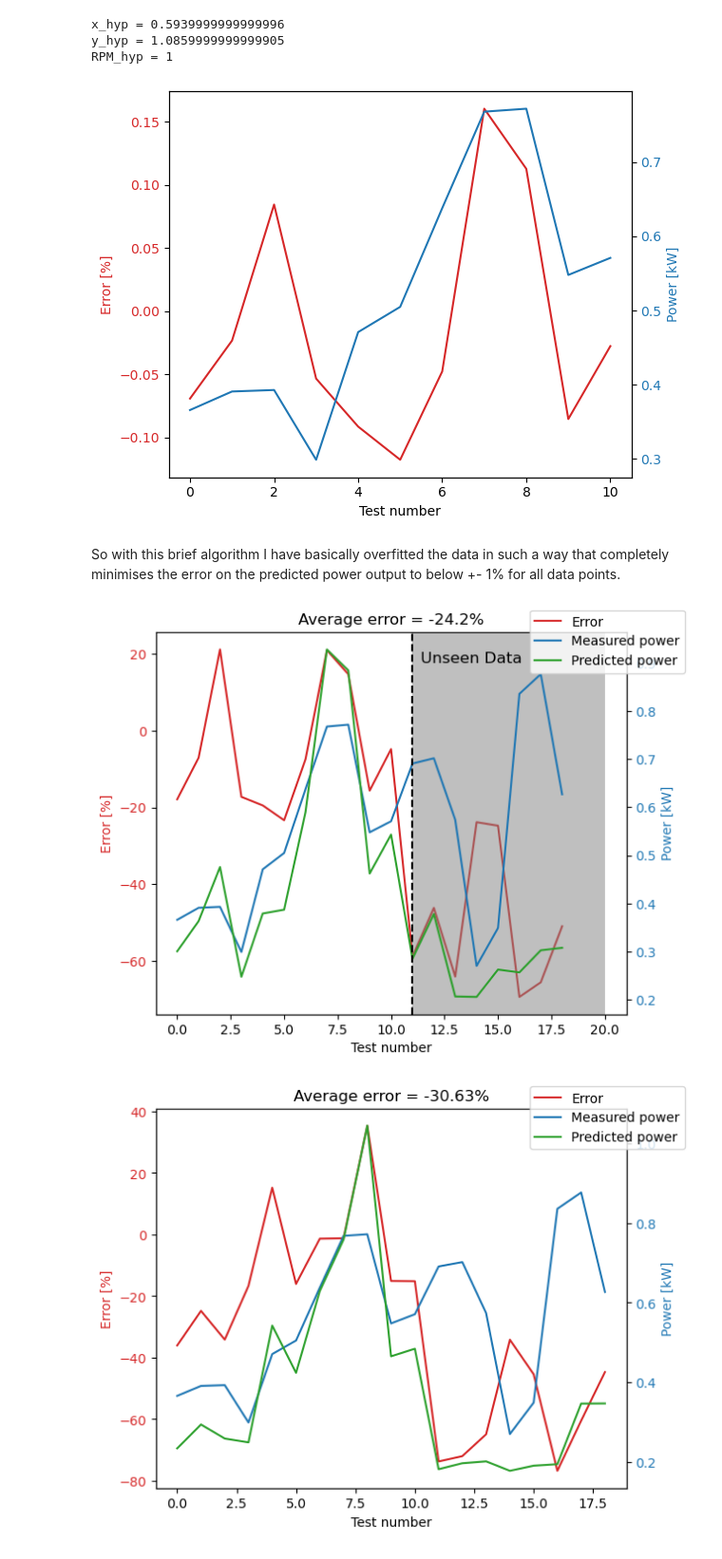
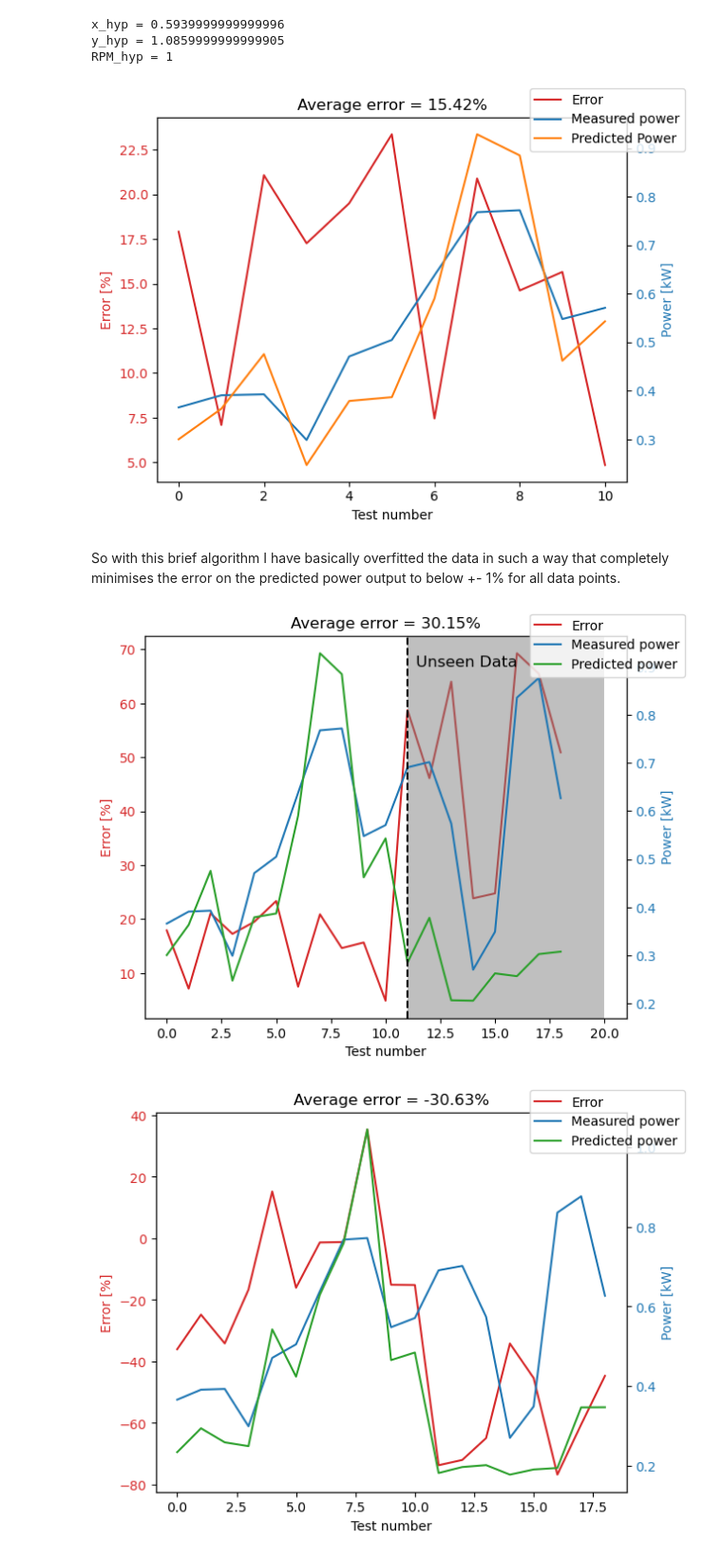
Before and after one commit to pilipb/DP4-code, a Jupyter notebook: validation.ipynb, the cells around one changed output. Shown at 95% size. Drawn from its saved outputs; the diff is of its cells as text; code cells hidden in the pictures.

```diff
--- a/validation.ipynb
+++ b/validation.ipynb
@@ -68,7 +68,7 @@ for index, row in data_df.iterrows():
 data_df['predicted power [kW]'] = predicted_power
 
 # calculate the error percentage between the predicted power and the measured power
-data_df['error'] = (data_df['predicted power [kW]'] - data_df['Output power [kW]']) / data_df['Output power [kW]'] * 100
+data_df['error'] = abs(data_df['predicted power [kW]'] - data_df['Output power [kW]']) / data_df['Output power [kW]'] * 100
 
 # plot the error on left axis and the predicted and measured power on the right axis
 fig, ax1 = plt.subplots()
@@ -187,36 +187,43 @@ RPM_hyp = 1
 # %%
 # create empty list to store predicted power values
 predicted_power = []
 
 # iterate through each row in the test data
 for index, row in data_df.iterrows():
     # calculate the power output of the turbine
     b_turbine.analysis(row['x centre [m]'] * x_hyp, row['y centre [m]'] * y_hyp, row['Turbine rotational speed [RPM]'] * RPM_hyp)
     # append the power output to the list
     predicted_power.append(b_turbine.avg_power / 1000)
 
 # add the predicted power to the test data
 data_df['predicted power [kW]'] = predicted_power
 
+
 # calculate the error percentage between the predicted power and the measured power
-data_df['error'] = (data_df['predicted power [kW]'] - data_df['Output power [kW]']) / data_df['Output power [kW]'] * 100
+data_df['error'] = (abs(data_df['predicted power [kW]'] - data_df['Output power [kW]']) / data_df['Output power [kW]']) * 100
 
 
 # plot the new error on left axis and the predicted and measured power on the right axis
 fig, ax1 = plt.subplots()
-ax1.plot(error, color='tab:red')
+ax1.plot(data_df['error'], color='tab:red')
 ax1.set_xlabel('Test number')
 ax1.set_ylabel('Error [%]', color='tab:red')
 ax1.tick_params(axis='y', labelcolor='tab:red')
 
 ax2 = ax1.twinx()  # instantiate a second axes that shares the same x-axis
 ax2.plot(data_df['Output power [kW]'], color='tab:blue')
 ax2.set_ylabel('Power [kW]', color='tab:blue')  # we already handled the x-label with ax1
 ax2.tick_params(axis='y', labelcolor='tab:blue')
 
+ax2.plot(data_df['predicted power [kW]'], color='tab:orange')
+
+# set the title to the average absolute error
+plt.title('Average error = ' + str(round(data_df['error'].mean(), 2)) + '%')
+
+fig.legend(['Error', 'Measured power', 'Predicted Power',])
 fig.tight_layout()  # otherwise the right y-label is slightly clipped
 # %% [output]
-[figure, old version]
+[figure, new version]
 # %% [markdown]
 So with this brief algorithm I have basically overfitted the data in such a way that completely minimises the error on the predicted power output to below +- 1% for all data points.
 # %%
@@ -237,7 +244,7 @@ for index, row in extra_data_df.iterrows():
 extra_data_df['predicted power [kW]'] = predicted_power
 
 # calculate the error percentage between the predicted power and the measured power
-extra_data_df['error'] = (extra_data_df['predicted power [kW]'] - extra_data_df['Output power [kW]']) / extra_data_df['Output power [kW]'] * 100
+extra_data_df['error'] = abs(extra_data_df['predicted power [kW]'] - extra_data_df['Output power [kW]']) / extra_data_df['Output power [kW]'] * 100
 
 # plot the new error on left axis and the predicted and measured power on the right axis
 fig, ax1 = plt.subplots()
@@ -270,7 +277,7 @@ plt.title('Average error = ' + str(round(extra_data_df['error'].mean(), 2)) + '%
 
 plt.show()
 # %% [output]
-[figure, old version]
+[figure, new version]
 # %%
 '''
 Error from the extended test data is much higher than the error from the test data without the hyperparameter optimisation.
```
Also changed, not shown: parts of 1 cell of this notebook, 12 other files.
